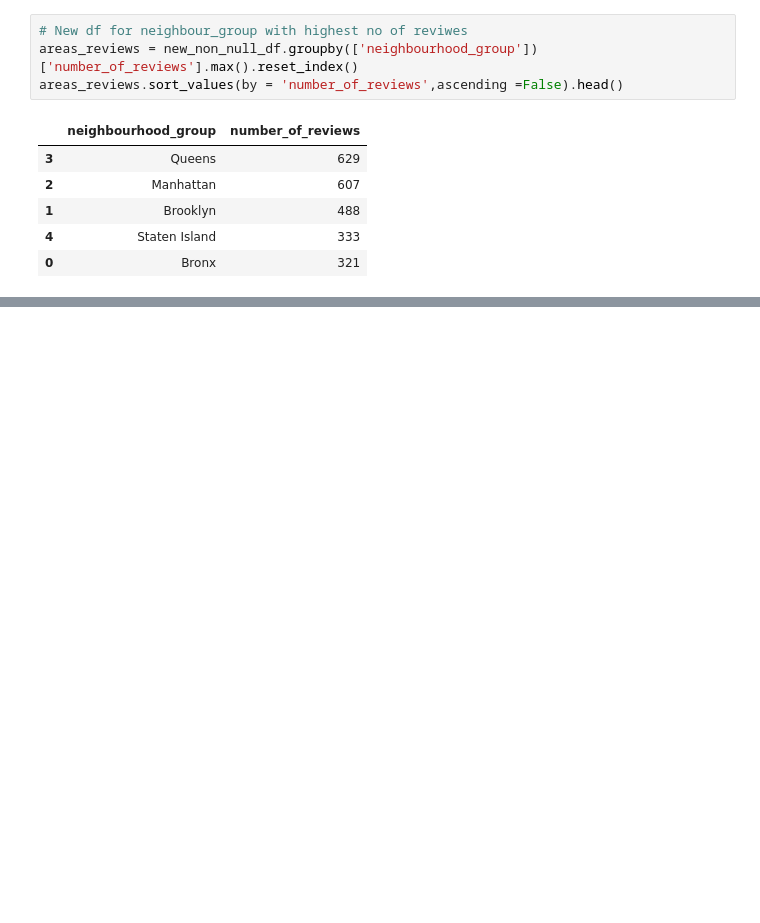
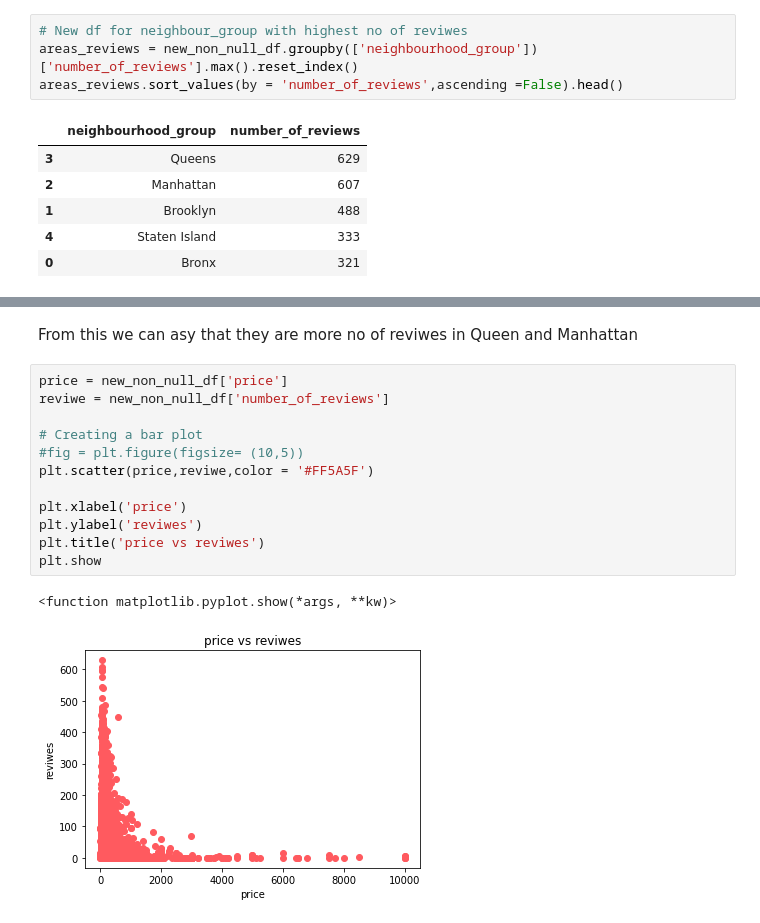
Before and after one commit to likithkumar03/Airbnb-Booking-Analysis, a Jupyter notebook: A_Likith_kumar_Airbnb_Bookings_Analysis_Capstone_Project.ipynb, the cells around one changed output, grey strips where cells are left out. Cells and saved outputs as stored; diff of their text form; blank space fills up the shorter version.

```diff
--- a/A_Likith_kumar_Airbnb_Bookings_Analysis_Capstone_Project.ipynb
+++ b/A_Likith_kumar_Airbnb_Bookings_Analysis_Capstone_Project.ipynb
@@ -201,0 +218,17 @@ areas_reviews.sort_values(by = 'number_of_reviews',ascending =False).head()
+# %% [markdown]
+From this we can asy that they are more no of reviwes in Queen and Manhattan
+# %%
+price = new_non_null_df['price']
+reviwe = new_non_null_df['number_of_reviews']
+
+# Creating a bar plot
+#fig = plt.figure(figsize= (10,5))
+plt.scatter(price,reviwe,color = '#FF5A5F')
+
+plt.xlabel('price')
+plt.ylabel('reviwes')
+plt.title('price vs reviwes')
+plt.show
+# %% [output]
+<function matplotlib.pyplot.show(*args, **kw)>
+[figure, added]
```
Also changed, not shown: parts of 4 cells of this notebook.
